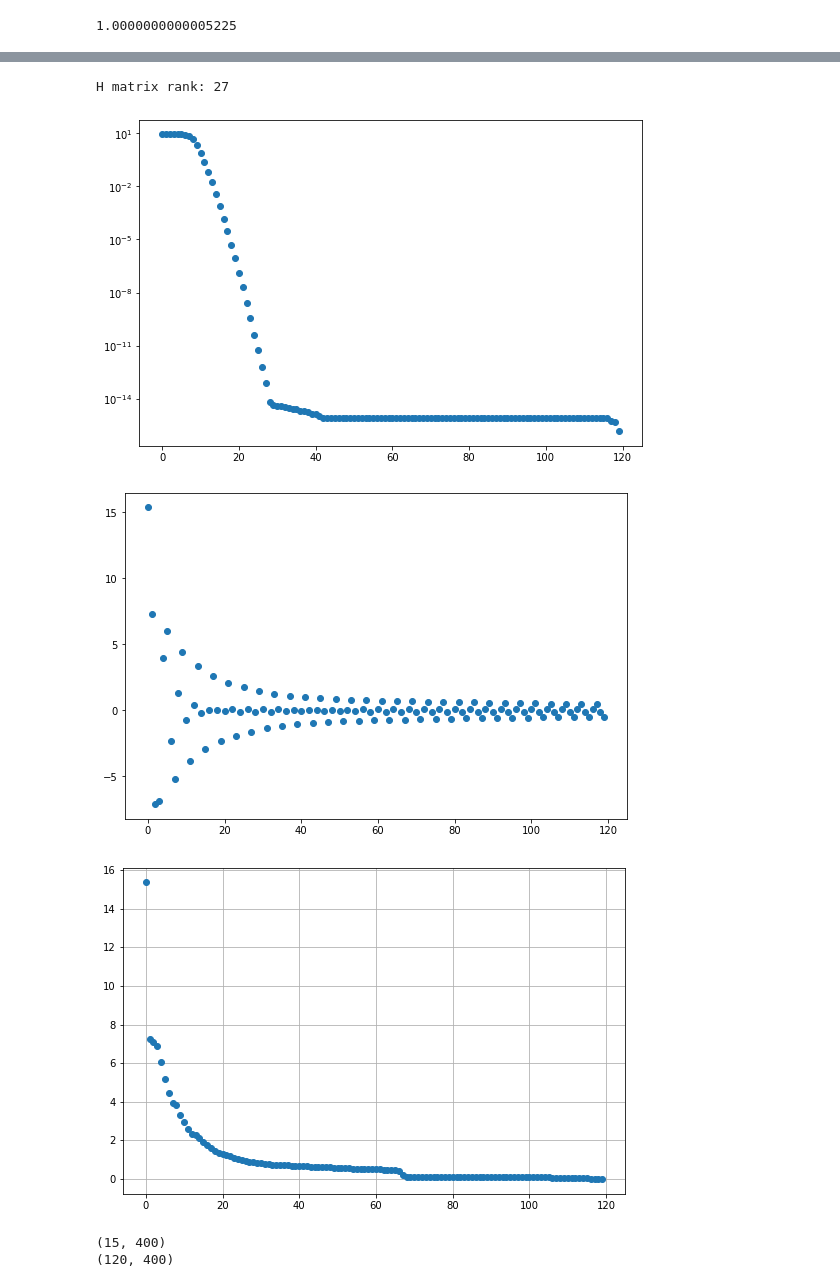
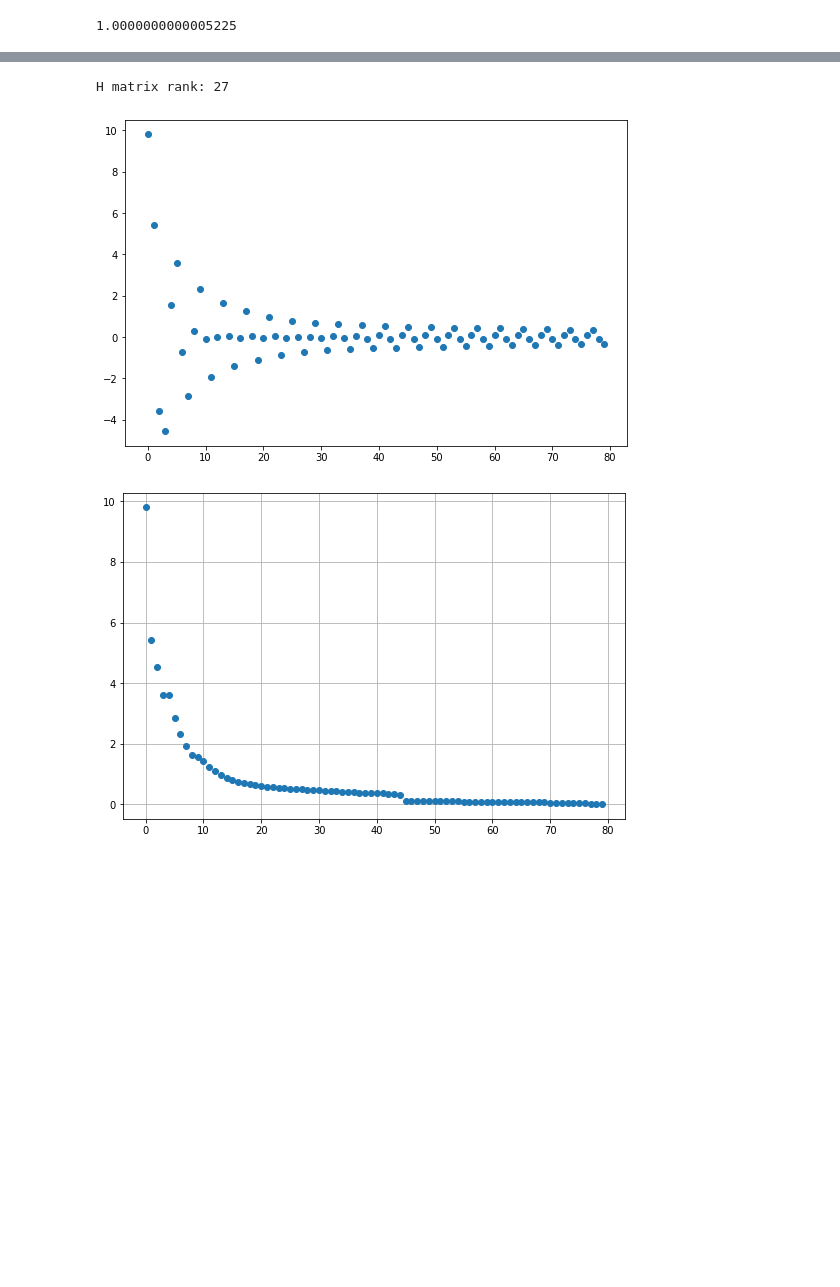
Before and after one commit to stmeinecke/derrom, a Jupyter notebook: misc/Hermite.ipynb, the cells around one changed output, grey strips where cells are left out. Drawn from its saved outputs; the diff is of its cells as text; code cells hidden in the pictures; blank space fills up the shorter version.

Commit message:
messed around with the othorgonalization of the Hermite function matrix

```diff
--- a/misc/Hermite.ipynb
+++ b/misc/Hermite.ipynb
@@ -52,7 +49,7 @@ print(inner)
 1.0000000000005225
 # %%
 import ELPH_utils
-runs = ELPH_utils.load_runs(filename='../../runs_n_kmax=120.npz')
+runs = ELPH_utils.load_runs(filename='../../runs_n_kmax=80.npz')
 # runs = runs[:100:1]
 
 n_runs = len(runs)
@@ -66,63 +63,28 @@ data_matrix = np.concatenate(runs, axis=1)
 # %%
 from ELPH_Dim_Reducer import Hermite
 
 
-HermiteReducer = Hermite(sample_max=1.618,sorted=True, optimize=False)
+HermiteReducer = Hermite(sample_max=1.618,sorted=True, optimize=True)
 
 HermiteReducer.train(data_matrix)
 
 # plt.plot(HermiteReducer.H_matrix[119])
 # plt.plot(HermiteReducer.H_matrix[118])
 # plt.show()
 
 print('H matrix rank:', np.linalg.matrix_rank(HermiteReducer.H_matrix))
 
-U,S,V = np.linalg.svd(HermiteReducer.H_matrix.T)
-plt.semilogy(S, 'o')
-plt.show()
+# U,S,V = np.linalg.svd(HermiteReducer.H_matrix.T)
+# plt.semilogy(S, 'o')
+# plt.show()
 
 plt.plot(HermiteReducer.mean_coefs,'o')
 plt.show()
 
 plt.grid()
 plt.plot(np.abs(HermiteReducer.mean_coefs[HermiteReducer.sort_inds]),'o')
 plt.show()
-
-test = runs[55]
-
-red_coef_matrix = HermiteReducer.reduce(test,15)
-print(red_coef_matrix.shape)
-
-recon = HermiteReducer.expand(red_coef_matrix)
-print(recon.shape)
-
-
-
-
-plt.imshow(test, aspect='auto', interpolation='none')
-plt.colorbar()
-plt.show()
-
-plt.imshow(recon, aspect='auto', interpolation='none')
-plt.colorbar()
-plt.show()
-
-plt.imshow(test - recon, aspect='auto', interpolation='none')
-plt.colorbar()
-plt.show()
-
-plt.plot(test[:,0])
-plt.plot(recon[:,0])
-plt.show()
-
-
-# plt.imshow(np.abs(red_coef_matrix), aspect='auto', interpolation='none')
-# plt.colorbar()
-# plt.show()
 # %% [output]
 H matrix rank: 27
-[figure, old version]
+[figure, new version]
-[figure, old version]
+[figure, new version]
-[figure, removed]
-(15, 400)
-(120, 400)
```
Also changed, not shown: parts of 7 cells of this notebook.
